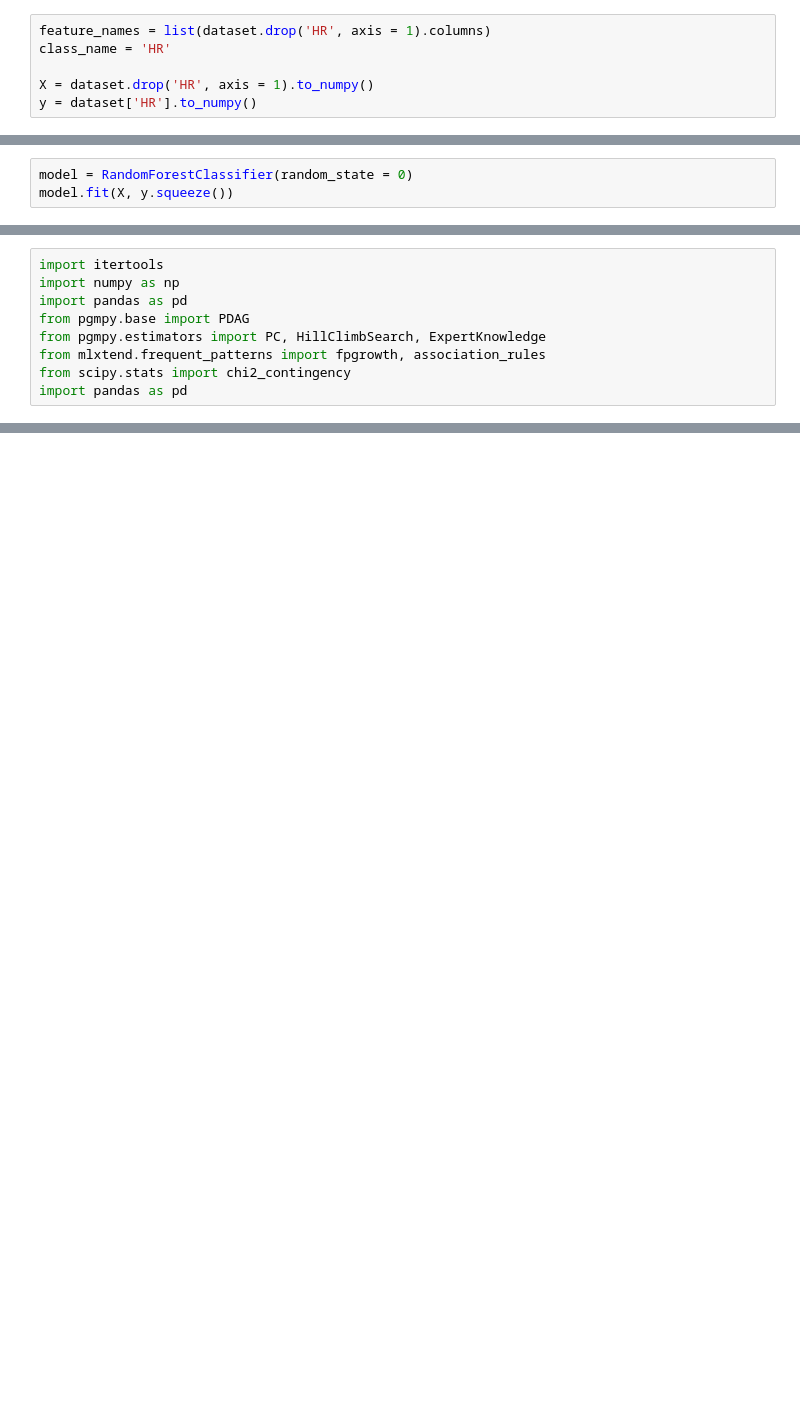
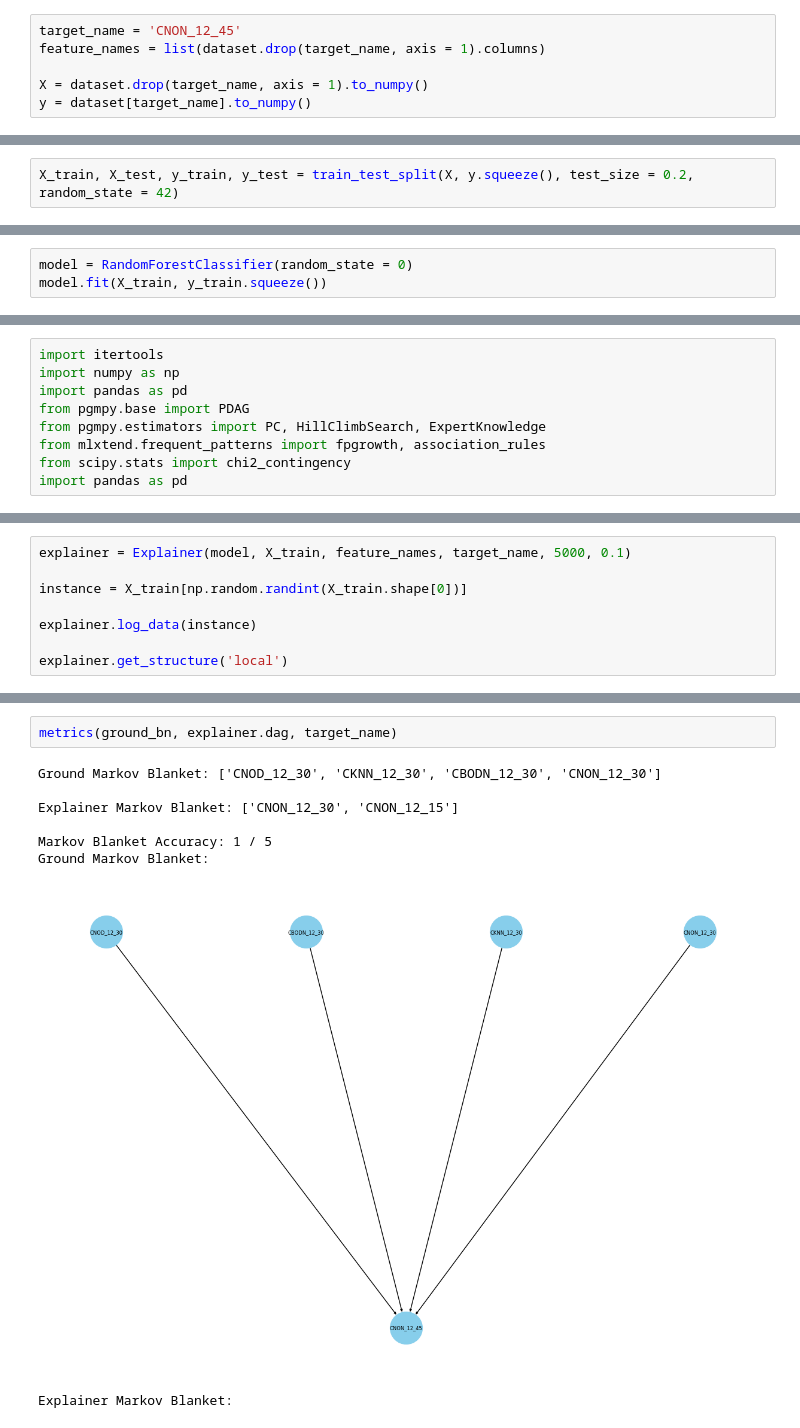
Before and after one commit to TumeloMkwambe/Honours-RP, a Jupyter notebook: main.ipynb, the cells around one changed output, grey strips where cells are left out. Saved outputs shown, nothing was run; the diff lists cells and outputs as text; blank space fills up the shorter version.

```diff
--- a/main.ipynb
+++ b/main.ipynb
@@ -38,9 +44,9 @@ WARNING:pgmpy:Probability values don't exactly sum to 1. Differ by: -2.220446049
 # %%
-feature_names = list(dataset.drop('HR', axis = 1).columns)
-class_name = 'HR'
+target_name = 'CNON_12_45'
+feature_names = list(dataset.drop(target_name, axis = 1).columns)
 
-X = dataset.drop('HR', axis = 1).to_numpy()
-y = dataset['HR'].to_numpy()
+X = dataset.drop(target_name, axis = 1).to_numpy()
+y = dataset[target_name].to_numpy()
 # %%
 feature_encoder = sklearn.preprocessing.OrdinalEncoder()
 feature_encoder.fit(X)
@@ -50,10 +56,12 @@ target_encoder.fit(y.squeeze())
 
 X = feature_encoder.transform(X)
 y = target_encoder.transform(y)
+# %%
+X_train, X_test, y_train, y_test = train_test_split(X, y.squeeze(), test_size = 0.2, random_state = 42)
 # %% [markdown]
 #### Model
 # %%
 model = RandomForestClassifier(random_state = 0)
-model.fit(X, y.squeeze())
+model.fit(X_train, y_train.squeeze())
 # %% [output]
 RandomForestClassifier(random_state=0)
@@ -193,0 +163,8 @@ def explainer_attribution(instance, training_data, model, feature_names, class_n
+# %%
+explainer = Explainer(model, X_train, feature_names, target_name, 5000, 0.1)
+
+instance = X_train[np.random.randint(X_train.shape[0])]
+
+explainer.log_data(instance)
+
+explainer.get_structure('local')
@@ -193,0 +175,11 @@ def explainer_attribution(instance, training_data, model, feature_names, class_n
+# %%
+metrics(ground_bn, explainer.dag, target_name)
+# %% [output]
+Ground Markov Blanket: ['CNOD_12_30', 'CKNN_12_30', 'CBODN_12_30', 'CNON_12_30']
+
+Explainer Markov Blanket: ['CNON_12_30', 'CNON_12_15']
+
+Markov Blanket Accuracy: 1 / 5
+Ground Markov Blanket:
+[figure, added]
+Explainer Markov Blanket:
```
Also changed, not shown: parts of 21 cells of this notebook, 2 other files.
